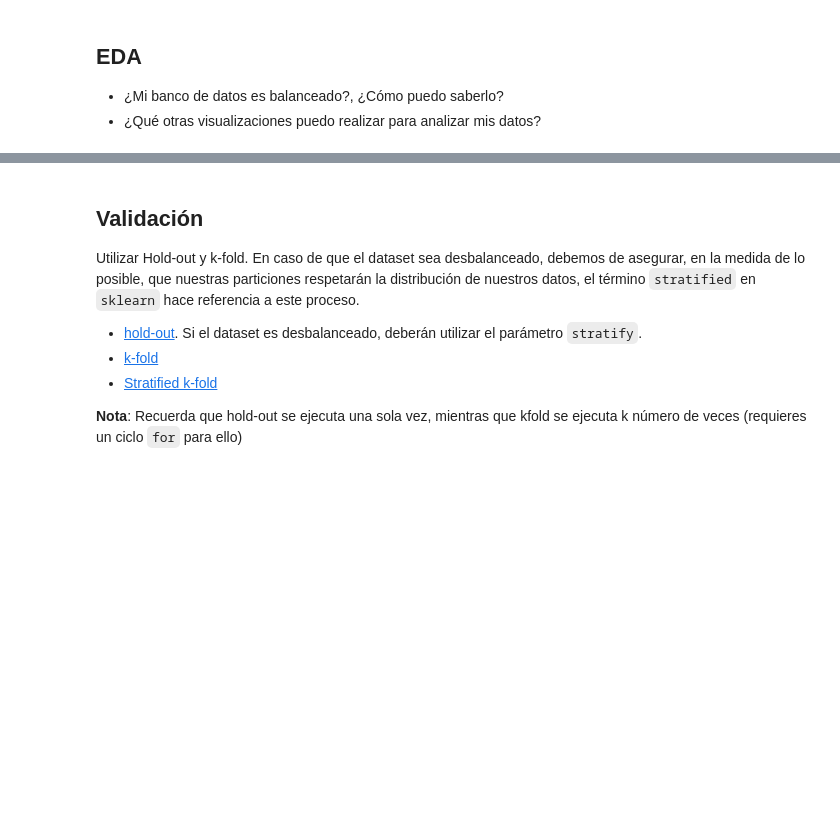
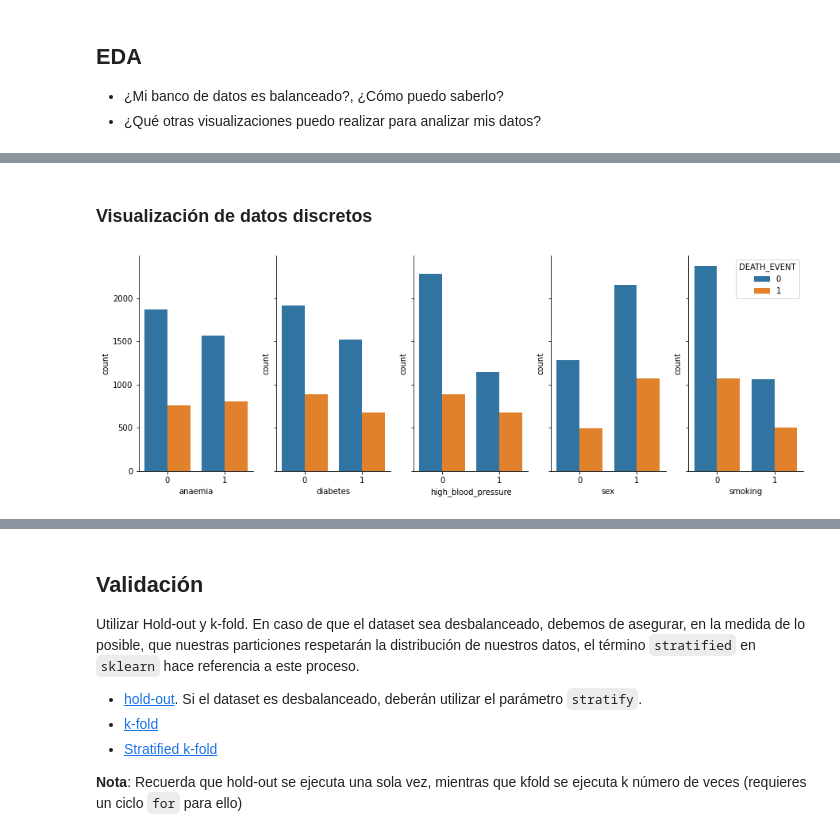
Before and after one commit to Monolite/ml-course, a Jupyter notebook: lesson-3/ml_clasificacion_proyecto.ipynb, the cells around one changed output, grey strips where cells are left out. Drawn from its saved outputs; the diff is of its cells as text; code cells hidden in the pictures; blank space fills up the shorter version.

Commit message:
fat: visualizations added

```diff
--- a/lesson-3/ml_clasificacion_proyecto.ipynb
+++ b/lesson-3/ml_clasificacion_proyecto.ipynb
@@ -58,8 +76,6 @@ ds_df
 columns = ds_df.keys()
 
 ds_desc = ds_df.describe().T
-# ds_desc.insert(1, 'data_type', None)
-# ds_desc.insert(1, 'null_values_count', None)
 ds_desc.insert(1, 'values_type', None)
 ds_desc.insert(2, 'unique_val_cnt', None)
 ds_desc.insert(3, 'unique_values', None)
@@ -74,4 +90,8 @@ for column in columns:
     ds_desc.at[column, 'unique_val_cnt'] = col_unique_data.size
     ds_desc.at[column, 'unique_values'] = col_unique_data
 
+# Exclude last column as it is the target
+disc_cols = ds_desc.loc[ds_desc['values_type'] == 'discrete'][:-1]
+cont_cols = ds_desc.loc[ds_desc['values_type'] == 'continuous']
+
 ds_desc
@@ -109,0 +113,22 @@ plt.show()
+# %% [markdown]
+### Visualización de datos discretos
+# %%
+
+
+figure, axes = plt.subplots(ncols=disc_cols.index.values.size, sharey=True, figsize=(15,5))
+
+idx = 0
+
+for col in disc_cols.index:
+    sns.countplot(ds_df, x=col, hue='DEATH_EVENT', ax=axes[idx])
+
+    if idx < axes.size - 1:
+        axes[idx].get_legend().remove()
+
+    axes[idx].spines[['right', 'top']].set_visible(False)
+
+    idx = idx + 1
+
+plt.show()
+# %% [output]
+[figure, added]
```
Also changed, not shown: parts of 6 cells of this notebook.
